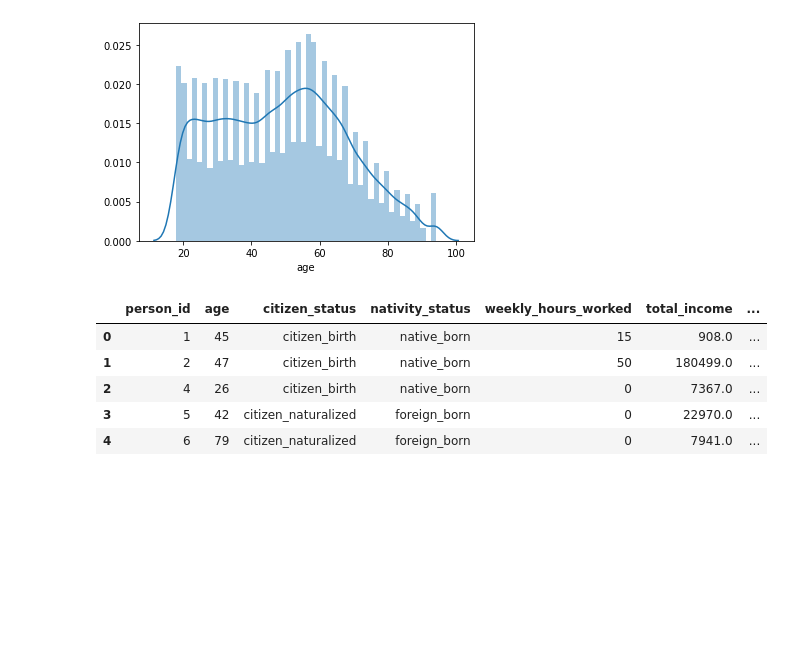
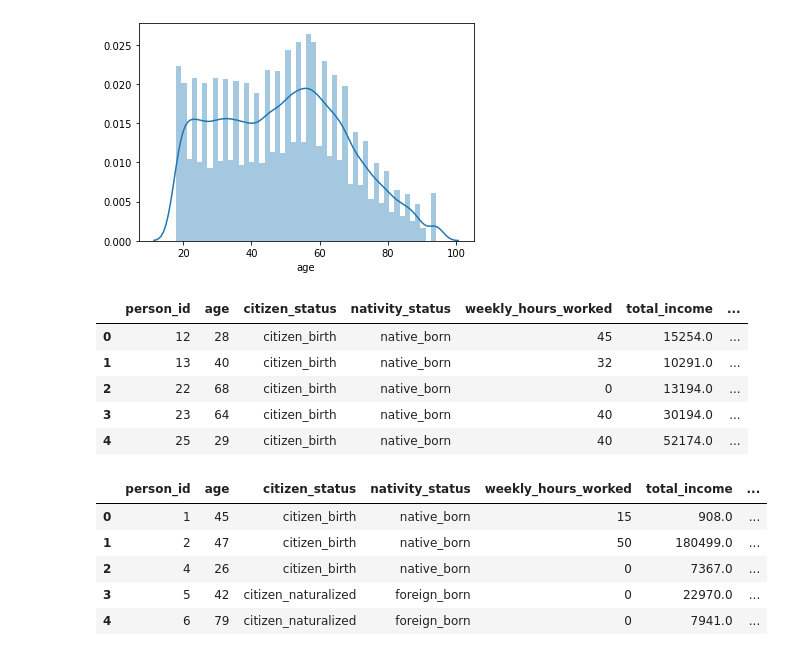
Before and after one commit to Lidetsal/Code_Practice, a Jupyter notebook: Modeling.ipynb, the cells around one changed output. Saved outputs shown, nothing was run; the diff lists cells and outputs as text; code cells hidden in the pictures; blank space fills up the shorter version.

```diff
--- a/Modeling.ipynb
+++ b/Modeling.ipynb
@@ -63,9 +65,16 @@ sns.distplot(train.age)
 <matplotlib.axes._subplots.AxesSubplot at 0x...>
 [figure]
 # %%
-# unlabeled = pd.read_csv('unlabeled_data.csv')
-# pd.set_option('display.max_columns', 500)
-# unlabeled.head()
+unlabeled = pd.read_csv('unlabeled_data.csv')
+pd.set_option('display.max_columns', 500)
+unlabeled.head()
+# %% [output]
+|  | person_id | age | citizen_status | nativity_status | weekly_hours_worked | total_income | ... |
+| 0 | 12 | 28 | citizen_birth | native_born | 45 | 15254.0 | ... |
+| 1 | 13 | 40 | citizen_birth | native_born | 32 | 10291.0 | ... |
+| 2 | 22 | 68 | citizen_birth | native_born | 0 | 13194.0 | ... |
+| 3 | 23 | 64 | citizen_birth | native_born | 40 | 30194.0 | ... |
+| 4 | 25 | 29 | citizen_birth | native_born | 40 | 52174.0 | ... |
 # %%
 train.head()
 # %% [output]
```
Also changed, not shown: parts of 42 cells of this notebook, 1 other file.
